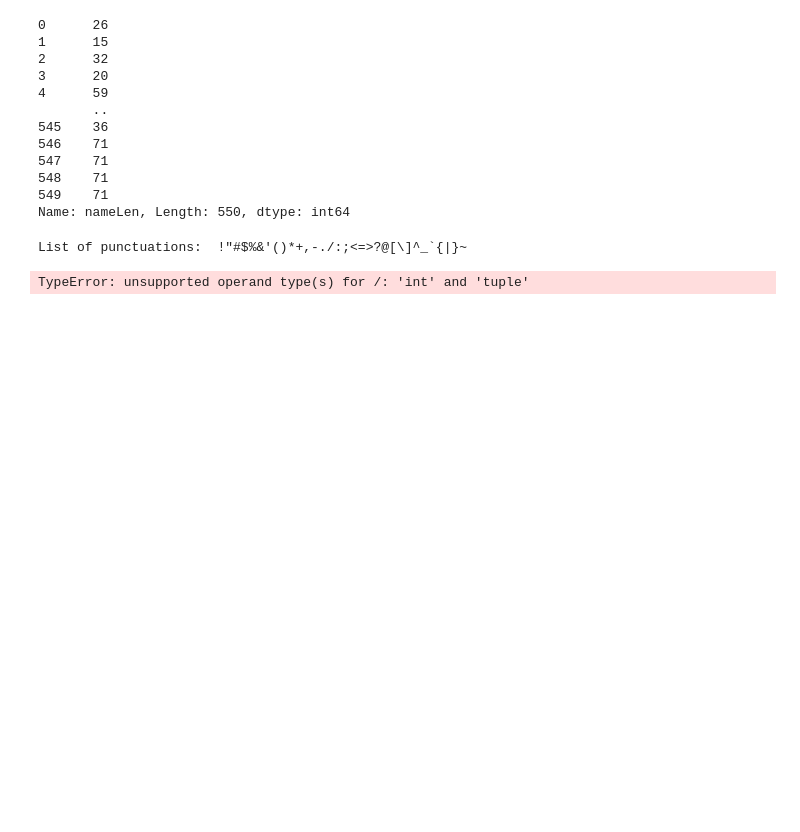
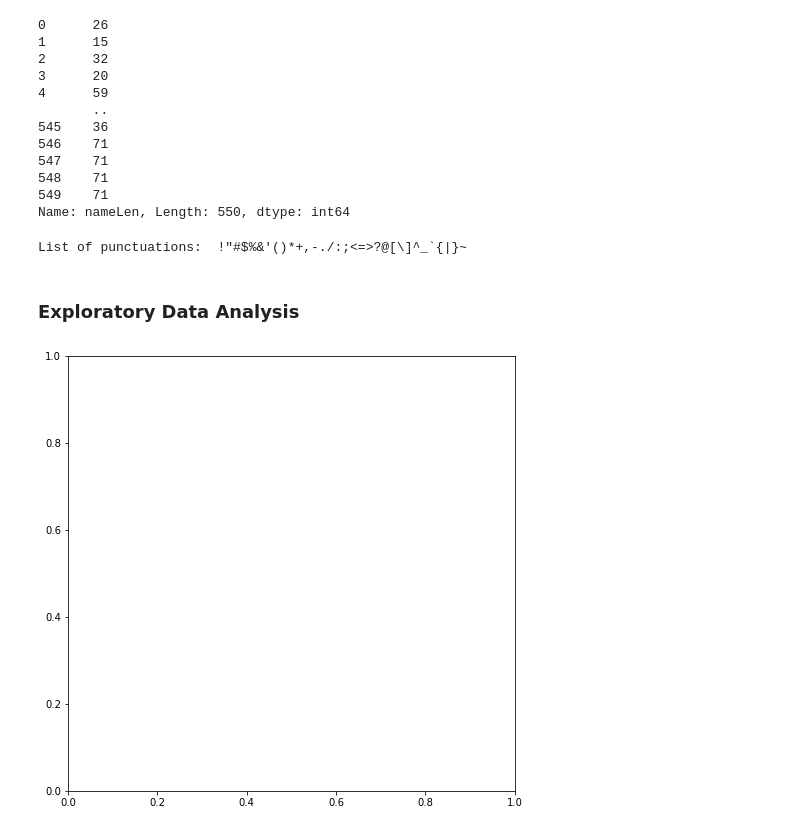
Before and after one commit to JackJJCodes/AmazonBestSellingBooks-Analysis, a Jupyter notebook: Data-Analysis.ipynb, the cells around one changed output. Saved outputs shown, nothing was run; the diff lists cells and outputs as text; code cells hidden in the pictures; blank space fills up the shorter version.

```diff
--- a/Data-Analysis.ipynb
+++ b/Data-Analysis.ipynb
@@ -70,4 +66,2 @@ def count_punc(text):
-# %%
-df['punc%'] = df['Name'].apply(lambda x: countPunctuation(x))
-# %% [output]
-TypeError: unsupported operand type(s) for /: 'int' and 'tuple'
+# %% [markdown]
+### Exploratory Data Analysis
@@ -73,0 +74,4 @@ TypeError: unsupported operand type(s) for /: 'int' and 'tuple'
+# %%
+fig, ax = plt.subplots(figsize = (8, 8))
+# %% [output]
+[figure, added]
```
Also changed, not shown: parts of 19 cells of this notebook.
